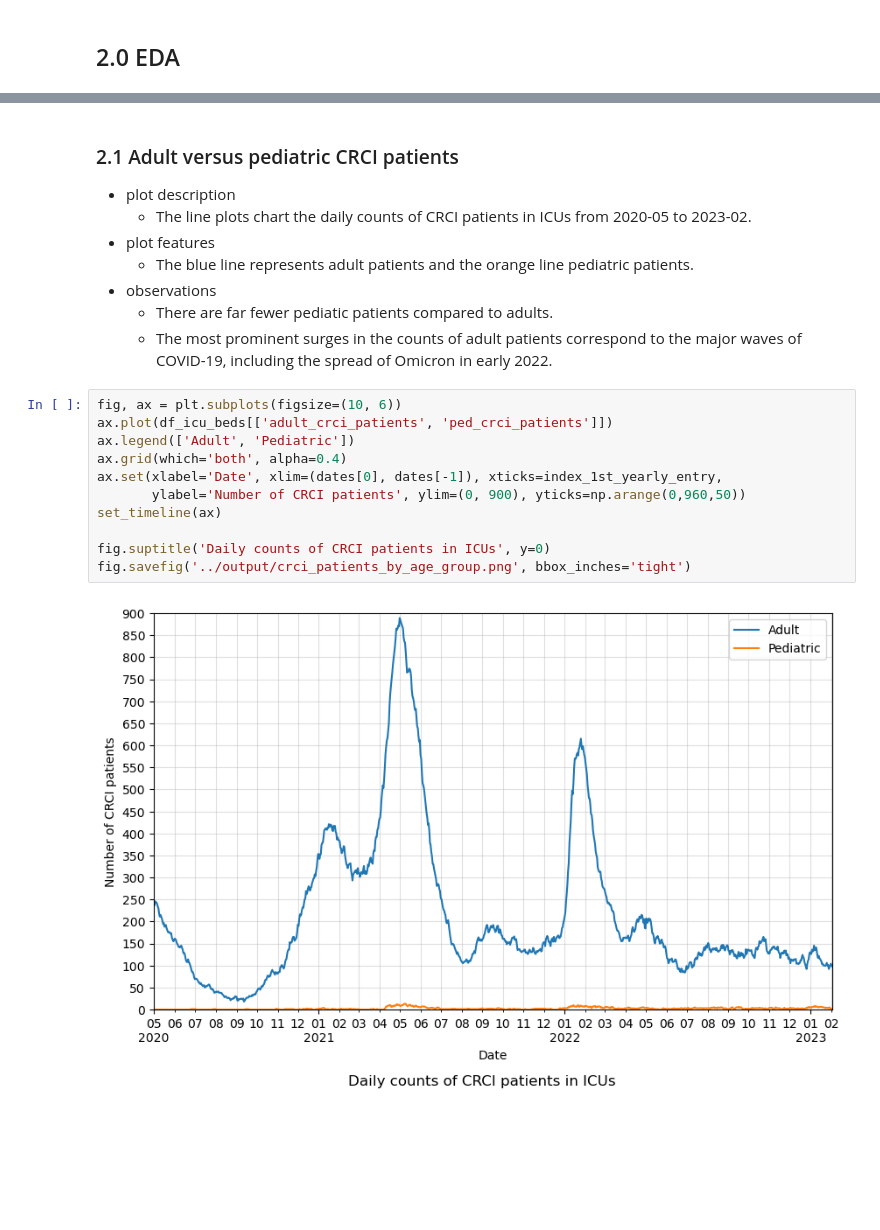
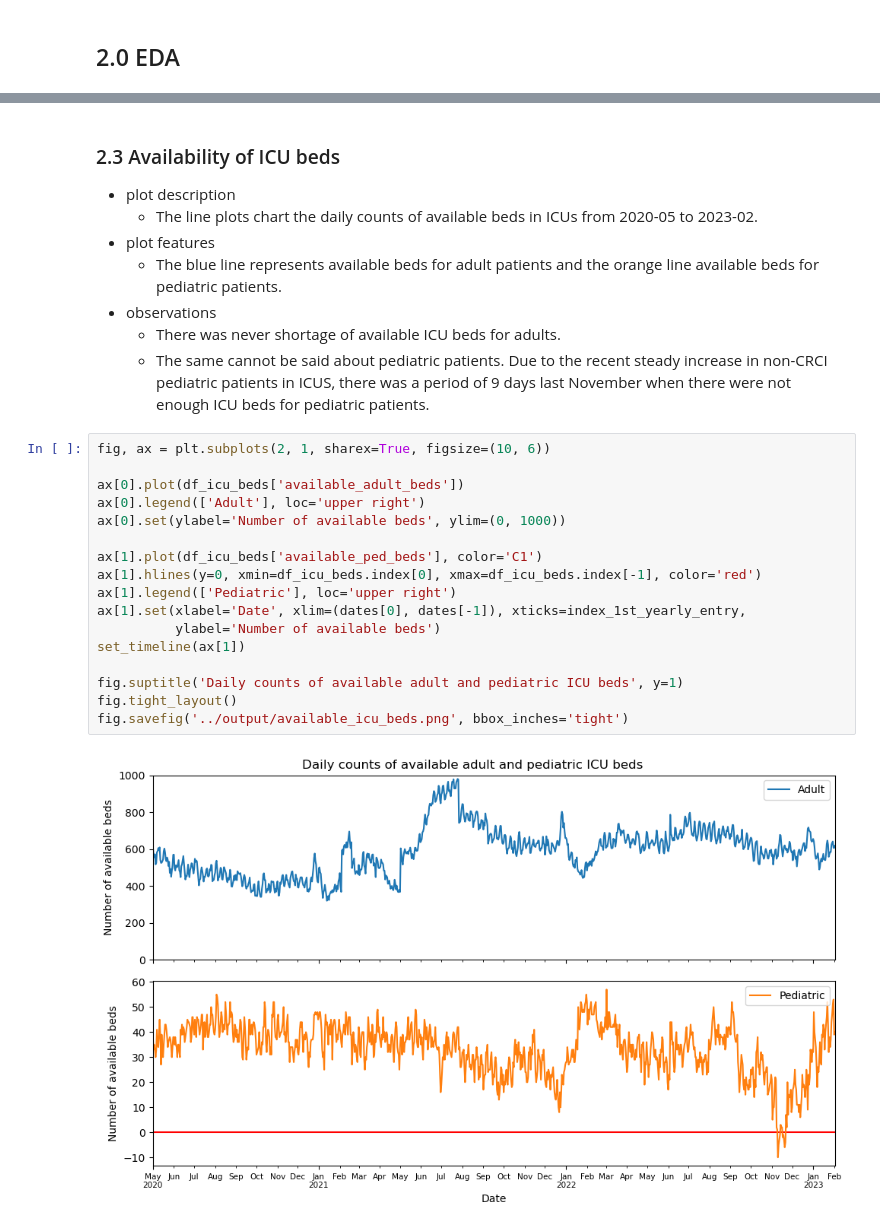
Before and after one commit to skullfort/covid-19-icu, a Jupyter notebook: analysis/icu_beds_analysis.ipynb, the cells around one changed output, grey strips where cells are left out. Saved outputs shown, nothing was run; the diff lists cells and outputs as text; blank space fills up the shorter version.

Commit message:
Finalize notebooks and plots and update readme

```diff
--- a/analysis/icu_beds_analysis.ipynb
+++ b/analysis/icu_beds_analysis.ipynb
@@ -111,23 +171,29 @@ index_1st_yearly_entry = df_icu_beds[~df_icu_beds.index.year.duplicated()].index
 # %% [markdown]
-### 2.1 Adult versus pediatric CRCI patients
+### 2.3 Availability of ICU beds
 
 - plot description
-    - The line plots chart the daily counts of CRCI patients in ICUs from 2020-05 to 2023-02.
+    - The line plots chart the daily counts of available beds in ICUs from 2020-05 to 2023-02.
 - plot features
-    - The blue line represents adult patients and the orange line pediatric patients.
+    - The blue line represents available beds for adult patients and the orange line available beds for pediatric patients.
 - observations
-    - There are far fewer pediatic patients compared to adults.
-    - The most prominent surges in the counts of adult patients correspond to the major waves of COVID-19, including the spread of Omicron in early 2022.
+    - There was never shortage of available ICU beds for adults.
+    - The same cannot be said about pediatric patients. Due to the recent steady increase in non-CRCI pediatric patients in ICUS, there was a period of 9 days last November when there were not enough ICU beds for pediatric patients.
 # %%
-fig, ax = plt.subplots(figsize=(10, 6))
-ax.plot(df_icu_beds[['adult_crci_patients', 'ped_crci_patients']])
-ax.legend(['Adult', 'Pediatric'])
-ax.grid(which='both', alpha=0.4)
-ax.set(xlabel='Date', xlim=(dates[0], dates[-1]), xticks=index_1st_yearly_entry,
-       ylabel='Number of CRCI patients', ylim=(0, 900), yticks=np.arange(0,960,50))
-set_timeline(ax)
+fig, ax = plt.subplots(2, 1, sharex=True, figsize=(10, 6))
 
-fig.suptitle('Daily counts of CRCI patients in ICUs', y=0)
-fig.savefig('../output/crci_patients_by_age_group.png', bbox_inches='tight')
+ax[0].plot(df_icu_beds['available_adult_beds'])
+ax[0].legend(['Adult'], loc='upper right')
+ax[0].set(ylabel='Number of available beds', ylim=(0, 1000))
+
+ax[1].plot(df_icu_beds['available_ped_beds'], color='C1')
+ax[1].hlines(y=0, xmin=df_icu_beds.index[0], xmax=df_icu_beds.index[-1], color='red')
+ax[1].legend(['Pediatric'], loc='upper right')
+ax[1].set(xlabel='Date', xlim=(dates[0], dates[-1]), xticks=index_1st_yearly_entry,
+          ylabel='Number of available beds')
+set_timeline(ax[1])
+
+fig.suptitle('Daily counts of available adult and pediatric ICU beds', y=1)
+fig.tight_layout()
+fig.savefig('../output/available_icu_beds.png', bbox_inches='tight')
 # %% [output]
-[figure, old version]
+[figure, new version]
```
Also changed, not shown: parts of 21 cells of this notebook, 14 other files.
